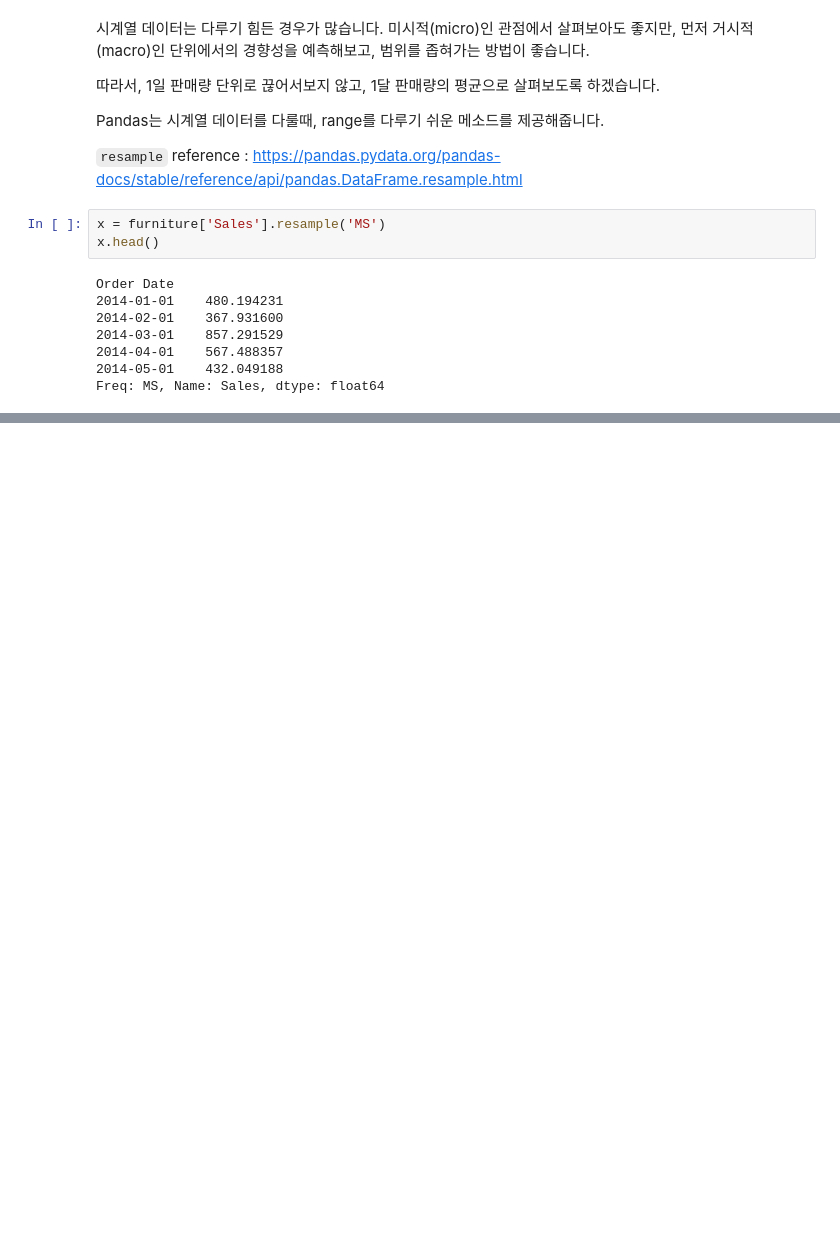
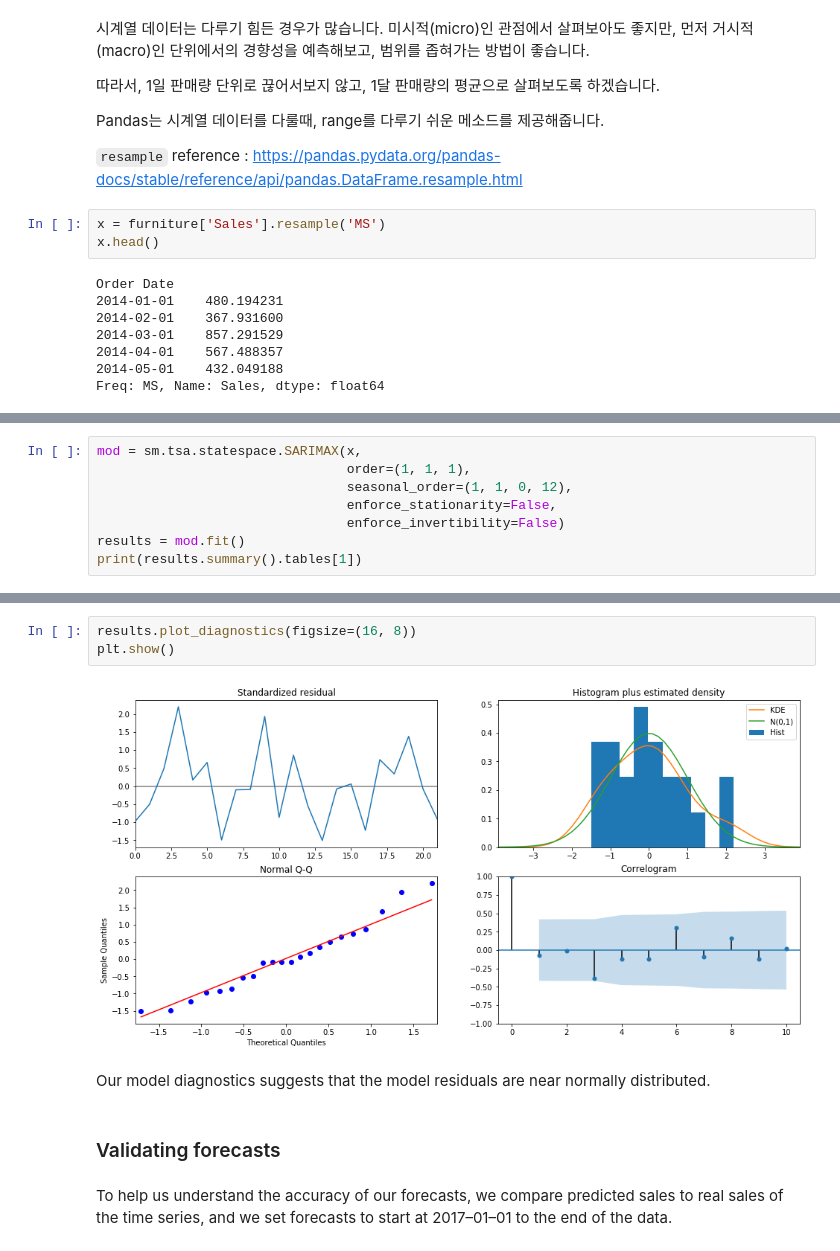
Before and after one commit to jeonghunyoon/machine-learning-lecture-notes-old, a Jupyter notebook: Time_series_analysis_tutorial.ipynb, the cells around one changed output, grey strips where cells are left out. Cells and saved outputs as stored; diff of their text form; blank space fills up the shorter version.

```diff
--- a/Time_series_analysis_tutorial.ipynb
+++ b/Time_series_analysis_tutorial.ipynb
@@ -161,0 +296,8 @@ Freq: MS, Name: Sales, dtype: float64
+# %%
+mod = sm.tsa.statespace.SARIMAX(x,
+                                order=(1, 1, 1),
+                                seasonal_order=(1, 1, 0, 12),
+                                enforce_stationarity=False,
+                                enforce_invertibility=False)
+results = mod.fit()
+print(results.summary().tables[1])
@@ -161,0 +313,11 @@ Freq: MS, Name: Sales, dtype: float64
+# %%
+results.plot_diagnostics(figsize=(16, 8))
+plt.show()
+# %% [output]
+[figure, added]
+# %% [markdown]
+Our model diagnostics suggests that the model residuals are near normally distributed.
+# %% [markdown]
+### Validating forecasts
+# %% [markdown]
+To help us understand the accuracy of our forecasts, we compare predicted sales to real sales of the time series, and we set forecasts to start at 2017–01–01 to the end of the data.
```
Also changed, not shown: parts of 18 cells of this notebook.
